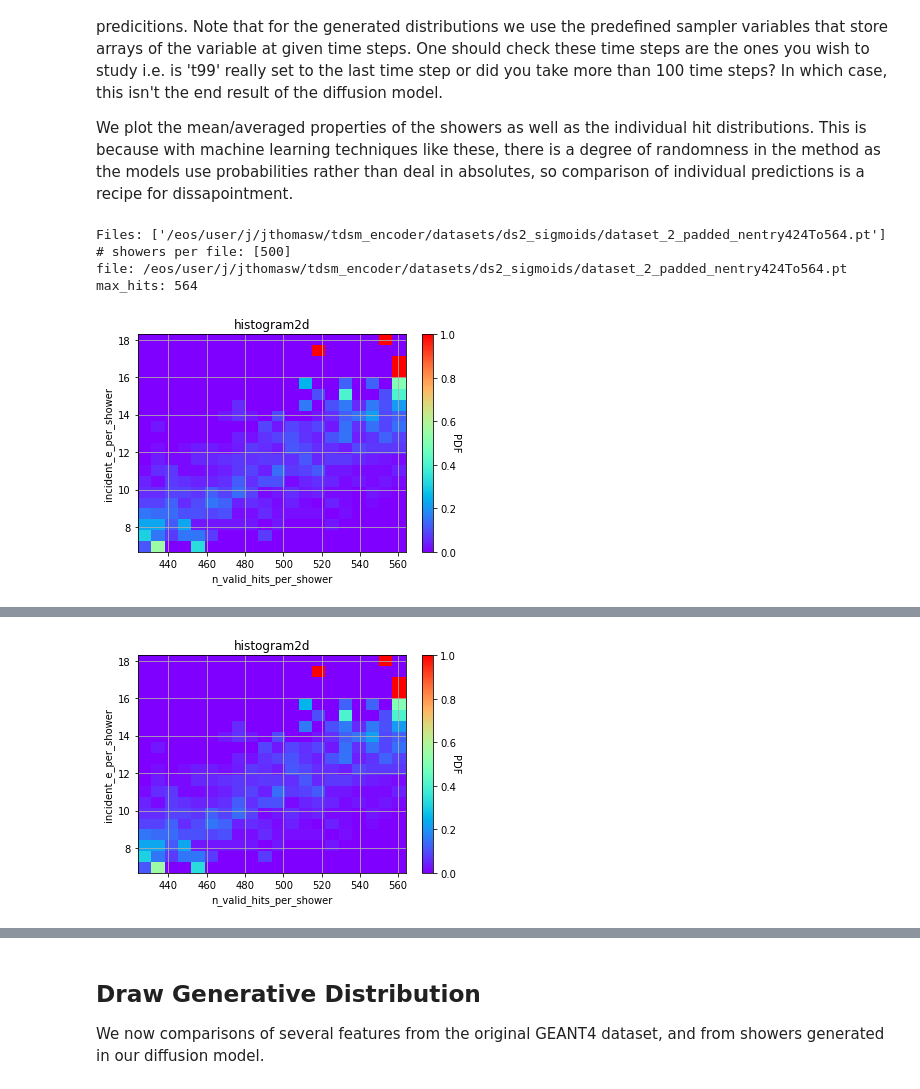
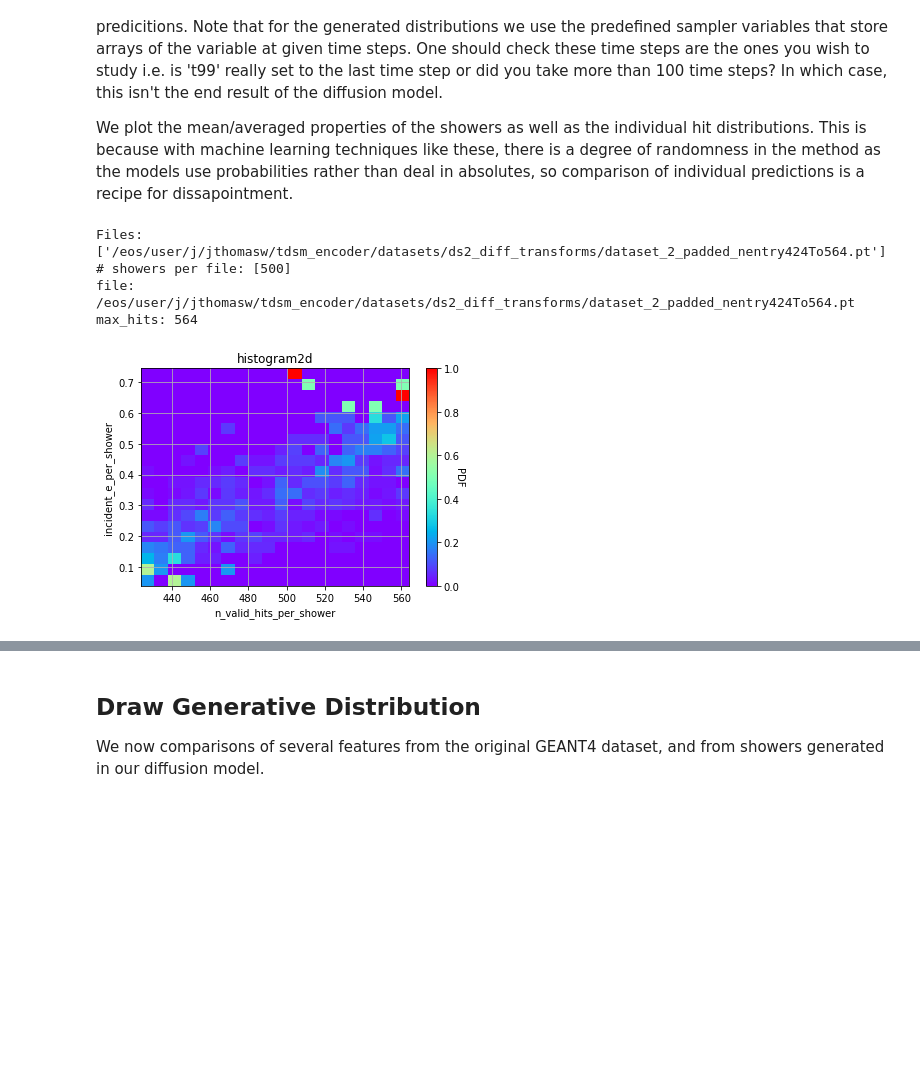
Before and after one commit to vincentchen566/tdsm_encoder, a Jupyter notebook: tdsm_encoder.ipynb, the cells around one changed output, grey strips where cells are left out. Saved outputs shown, nothing was run; the diff lists cells and outputs as text; code cells hidden in the pictures; blank space fills up the shorter version.

```diff
--- a/tdsm_encoder.ipynb
+++ b/tdsm_encoder.ipynb
@@ -33,10 +33,7 @@ os.system('nvidia-smi')
 padding_value = 0.0
 
 dataset = "dataset_2_padded_nentry"
-#preproc_dataset_name = 'ds2_sigmoids'
-preproc_dataset_name = 'ds2_trans_ine'
-#dataset = "dataset_1_photons_padded_nentry"
-#preproc_dataset_name = 'bespoke'
+preproc_dataset_name = 'ds2_diff_transforms'
 dataset_store_path = os.path.join("/eos/user/j/jthomasw/tdsm_encoder/datasets/", preproc_dataset_name)
 transform = None
 transform_y = None
@@ -47,8 +44,8 @@ workingdir = "./"
 ### SDE PARAMETERS ###
 SDE = 'VP'
 if SDE == 'VP':
-    beta_max = 1.0
-    beta_min = 0.001
+    beta_max = 20.0
+    beta_min = 0.01
 if SDE == 'VE':
     sigma_max = 20.0
     sigma_min = 0.1
@@ -81,8 +78,7 @@ print('Working directory: ', workingdir)
 # Input files
 files_list_ = []
 for filename in os.listdir(dataset_store_path):
-    if fnmatch.fnmatch(filename, dataset + '*1To141.pt'):
-    #if fnmatch.fnmatch(filename, dataset + '12*.pt'):
+    if fnmatch.fnmatch(filename, dataset + '*424To564.pt'):
         files_list_.append(os.path.join(dataset_store_path, filename))
 print(files_list_)
 
@@ -824,7 +843,7 @@ torch.cuda.empty_cache()
 ### HYPERPARAMETERS ###
 train_ratio = 0.9
 batch_size = 128
-n_epochs = 10
+n_epochs = 100
 epochs = tqdm.notebook.trange(n_epochs)
 # Setup exponentially decaying learning rate
 initial_lr = 1e-3
@@ -998,25 +1017,24 @@ import matplotlib.pyplot as plt
 import tqdm
 workingdir = "./"
 
-# SAMPLE PARAMETERS
-sampler_steps = 100
+# Granularity of time steps (defines step size of reverse diffusion)
+sampler_steps = 1000
+# Select time steps for diffusion progression plots
+steps2plot = (0, 990, 995, 998, 999)
+# Number of showers to generate
 n_showers_2_gen = 500
-batch_size = 64
+# Batch size for sampler
+batch_size = 128
 
-output_directory = workingdir+'/sampling_VP_1to0p001_noisemasks_'+datetime.now().strftime('%Y%m%d_%H%M')+'_output/'
+output_directory = workingdir+'/sampling_20231010_VP_20to0p01_'+datetime.now().strftime('%Y%m%d_%H%M')+'_output/'
 if not os.path.exists(output_directory):
     os.makedirs(output_directory)
 
 # Load saved model
-#model.load_state_dict(torch.load('/eos/user/j/jthomasw/tdsm_encoder/training_VP_1to0p001_trans_ine_20231004_1301_output/ckpt_tmp_499.pth', map_location=device))
-model.load_state_dict(torch.load('/eos/user/j/jthomasw/tdsm_encoder/training_20231004_1652_ds2_sigmoids/ckpt_tmp_40.pth', map_location=device))
+model.load_state_dict(torch.load('/eos/user/j/jthomasw/tdsm_encoder/training_20231010_VP_20to0p01/ckpt_tmp_1499.pth', map_location=device))
 
 model.to(device)
 
-# N valid hits used for 2D PDF
-#n_valid_hits_per_shower = np.array([])
-# Incident particle energy for 2D PDF
-#incident_e_per_shower = np.array([])
 geant_hit_energies = []
 geant_hit_x = []
 geant_hit_y = []
@@ -1029,23 +1047,6 @@ N_geant_showers = 0
 
 print(f'Files: {files_list_}')
 
-# For diffusion plots in 'physical' feature space, add files here
-energy_trans_file = ''#os.path.join(files_list_[0].rsplit('/',1)[0],'transform_e.pkl')
-x_trans_file = ''#os.path.join(files_list_[0].rsplit('/',1)[0],'transform_x.pkl')
-y_trans_file = ''#os.path.join(files_list_[0].rsplit('/',1)[0],'transform_y.pkl')
-ine_trans_file = ''#os.path.join(files_list_[0].rsplit('/',1)[0],'rescaler_y.pkl')
-
-# Load saved pre-processor
-if ine_trans_file != '':
-    print(f'energy_trans_file: {energy_trans_file}')
-    scalar_ine = load(open(ine_trans_file, 'rb'))
-if energy_trans_file != '':
-    scalar_e = load(open(energy_trans_file, 'rb'))
-if x_trans_file != '':
-    scalar_x = load(open(x_trans_file, 'rb'))
-if y_trans_file != '':
-    scalar_y = load(open(y_trans_file, 'rb'))
-
 n_files = len(files_list_)
 nshowers_per_file = [n_showers_2_gen//n_files for x in range(n_files)]
 r_ = n_showers_2_gen % nshowers_per_file[0]
@@ -1054,7 +1055,10 @@ print(f'# showers per file: {nshowers_per_file}')
 shower_counter = 0
 
 sample_ = []
-sampler = trans_tdsm.pc_sampler(sde=sde, padding_value=padding_value, snr=0.16, sampler_steps=sampler_steps, device=device, jupyternotebook=True)
+
+# Sampler instance
+sampler = trans_tdsm.pc_sampler(sde=sde, padding_value=padding_value, snr=0.16, sampler_steps=sampler_steps, steps2plot=steps2plot, device=device, jupyternotebook=True)
+
 # Collect Geant4 shower information
 for file_idx in range(len(files_list_)):
 
@@ -1107,32 +1111,24 @@ for file_idx in range(len(files_list_)):
                 all_ine = energy_np[j].reshape(-1,1)
 
                 # Rescale the conditional input for each shower
-                if ine_trans_file != '':
-                    all_ine = scalar_ine.inverse_transform(all_ine)
                 all_ine = all_ine.flatten()
                 all_ine = all_ine.tolist()
                 geant_ine = np.append(geant_ine,all_ine[0])
 
                 all_e = valid_hits[:,0].reshape(-1,1)
-                if energy_trans_file != '':
-                    all_e = scalar_e.inverse_transform(all_e)
                 all_e = all_e.flatten().tolist()
                 geant_hit_energies.extend(all_e)
                 geant_deposited_energy.extend( [sum( all_e )] )
 
                 all_x = valid_hits[:,1].reshape(-1,1)
-                if x_trans_file != '':
-                    all_x = scalar_x.inverse_transform(all_x)
                 all_x = all_x.flatten().tolist()
                 geant_hit_x.extend(all_x)
-                geant_x_pos.extend( [np.sum(all_x)] )
+                geant_x_pos.extend( [np.mean(all_x)] )
 
                 all_y = valid_hits[:,2].reshape(-1,1)
-                if y_trans_file != '':
-                    all_y = scalar_y.inverse_transform(all_y)
                 all_y = all_y.flatten().tolist()
                 geant_hit_y.extend(all_y)
-                geant_y_pos.extend( [np.sum(all_y)] )
+                geant_y_pos.extend( [np.mean(all_y)] )
 
             N_geant_showers+=1
 
@@ -1192,36 +1188,37 @@ for file_idx in range(len(files_list_)):
 
     # Load a batch of noise showers
     sample = []
     for i, (gen_hit, sampled_energies) in enumerate(gen_hits_loader,0):
         print(f'Batch: {i}')
         print(f'Generation batch {i}: showers per batch: {gen_hit.shape[0]}, max. hits per shower: {gen_hit.shape[1]}, features per hit: {gen_hit.shape[2]}, sampled_energies: {len(sampled_energies)}')
         sys.stdout.write('\r')
         sys.stdout.write("Progress: %d/%d" % ((i+1), len(gen_hits_loader)))
         sys.stdout.flush()
 
         # Run reverse diffusion sampler on showers of random noise + zero-padded hits
-        generative = sampler(model, marginal_prob_std_fn, diffusion_coeff_fn, sampled_energies, gen_hit, batch_size=gen_hit.shape[0], energy_trans_file=energy_trans_file, x_trans_file=x_trans_file , y_trans_file = y_trans_file, ine_trans_file=ine_trans_file)
+        #generative = sampler(model, marginal_prob_std_fn, diffusion_coeff_fn, sampled_energies, gen_hit, batch_size=gen_hit.shape[0])
+        generative = sampler(model, sampled_energies, gen_hit, batch_size=gen_hit.shape[0])
 
         # Create first sample or concatenate sample to sample list
         if i == 0:
             sample = generative
         else:
             sample = torch.cat([sample,generative])
 
         print(f'sample: {sample.shape}')
 
     sample_np = sample.cpu().numpy()
 
     for i in range(len(sample_np)):
         # The output of the sampler has nhits == max hits (do we want to remove these here or during the diffusion?)
-        tmp_sample = sample_np[i]#[:nhits[i]]  # This seems like a bit of a botch?
+        tmp_sample = sample_np[i]#[:nhits[i]]
         sample_.append(torch.tensor(tmp_sample))
 print(f'sample_: {len(sample_)}, sampled_ine: {len(sampled_ine)}')
 torch.save([sample_,sampled_ine], os.path.join(output_directory, 'sample.pt'))
 # %% [output]
-Files: ['/eos/user/j/jthomasw/tdsm_encoder/datasets/ds2_sigmoids/dataset_2_padded_nentry424To564.pt']
+Files: ['/eos/user/j/jthomasw/tdsm_encoder/datasets/ds2_diff_transforms/dataset_2_padded_nentry424To564.pt']
 # showers per file: [500]
-file: /eos/user/j/jthomasw/tdsm_encoder/datasets/ds2_sigmoids/dataset_2_padded_nentry424To564.pt
+file: /eos/user/j/jthomasw/tdsm_encoder/datasets/ds2_diff_transforms/dataset_2_padded_nentry424To564.pt
 max_hits: 564
-[figure, old version]
+[figure, new version]
 Batch: 0
@@ -1262,4 +1231,3 @@ Wall time: 4min 46s
-[figure, removed]
 # %%
 from util.display import invert_transform_e
 
```
Also changed, not shown: parts of 7 cells of this notebook, 6 other files.
